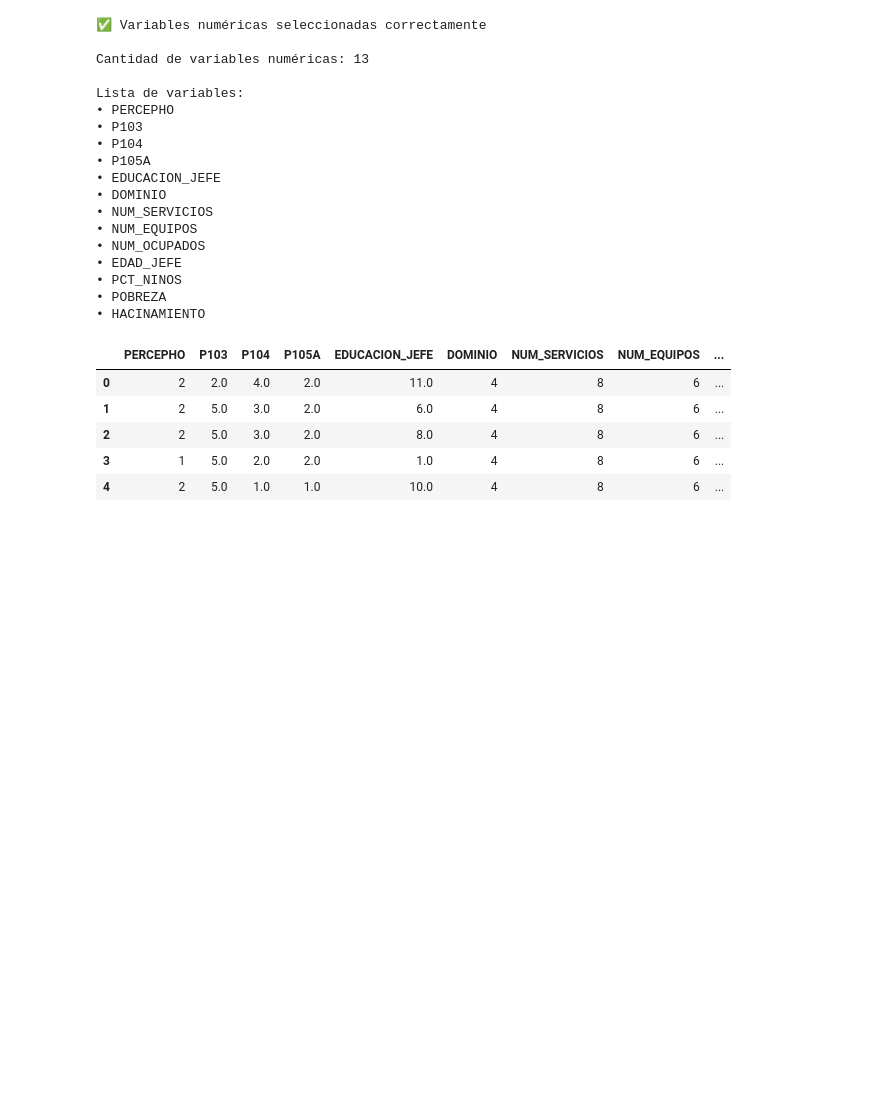
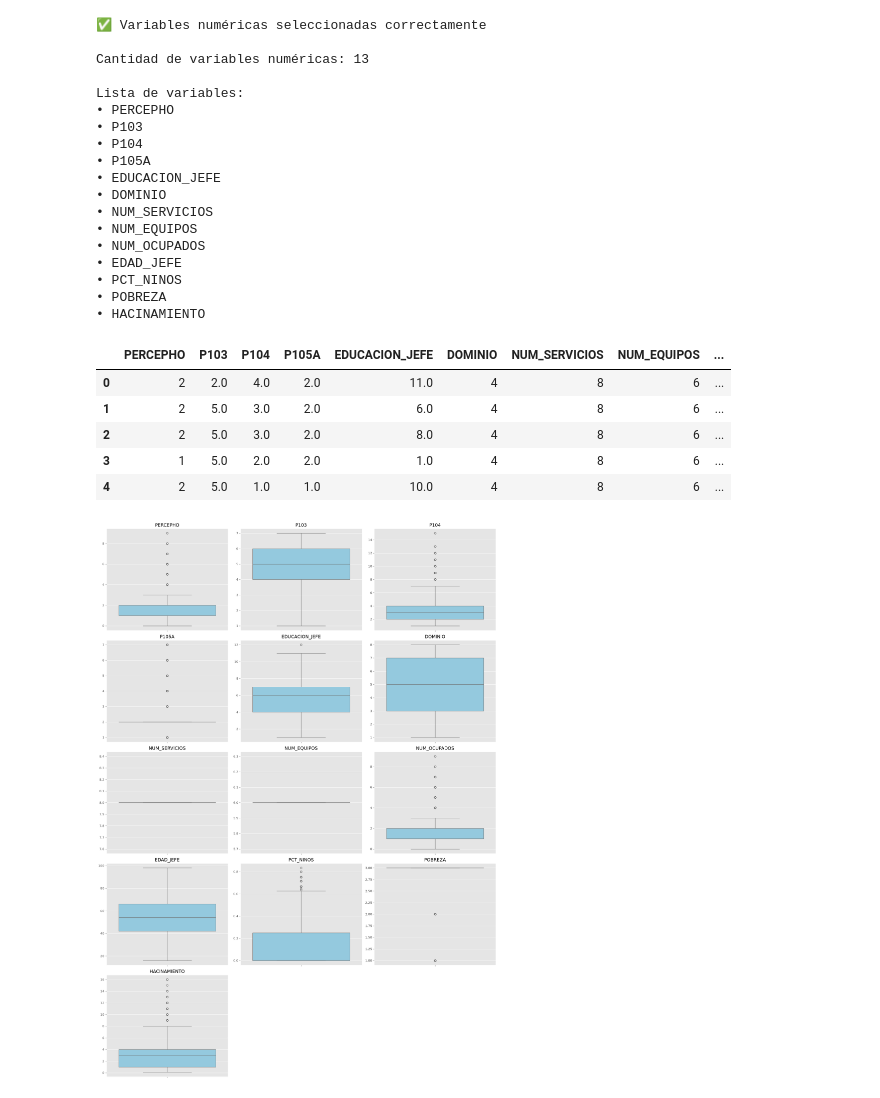
Before and after one commit to DianAnto2103/AnalisisENAHO2025, a Jupyter notebook: notebooks/02_Outliers.ipynb, the cells around one changed output. Cells and saved outputs as stored; diff of their text form; code cells hidden in the pictures; blank space fills up the shorter version.

Commit message:
generar boxplots para identificación visual de outliers

```diff
--- a/notebooks/02_Outliers.ipynb
+++ b/notebooks/02_Outliers.ipynb
@@ -159,3 +159,30 @@ Lista de variables:
 | 2 | 2 | 5.0 | 3.0 | 2.0 | 8.0 | 4 | 8 | 6 | ... |
 | 3 | 1 | 5.0 | 2.0 | 2.0 | 1.0 | 4 | 8 | 6 | ... |
 | 4 | 2 | 5.0 | 1.0 | 1.0 | 10.0 | 4 | 8 | 6 | ... |
+# %%
+# ==========================================
+# VISUALIZACIÓN DE OUTLIERS MEDIANTE BOXPLOTS
+# ==========================================
+
+import math
+
+# Número de columnas por fila
+columnas = 3
+filas = math.ceil(len(df_numerico.columns) / columnas)
+
+fig, axes = plt.subplots(filas, columnas, figsize=(18, 5 * filas))
+axes = axes.flatten()
+
+for i, columna in enumerate(df_numerico.columns):
+    sns.boxplot(y=df_numerico[columna], ax=axes[i], color="skyblue")
+    axes[i].set_title(columna)
+    axes[i].set_ylabel("")
+
+# Eliminar ejes vacíos
+for j in range(i + 1, len(axes)):
+    fig.delaxes(axes[j])
+
+plt.tight_layout()
+plt.show()
+# %% [output]
+[figure, added]
```
